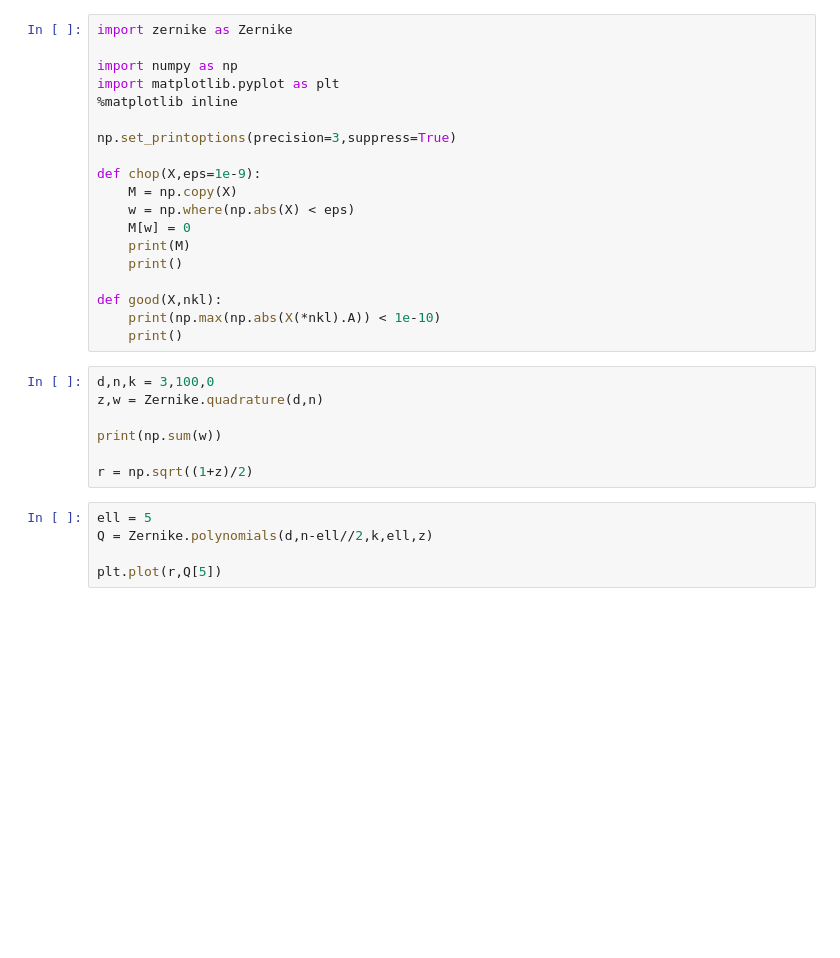
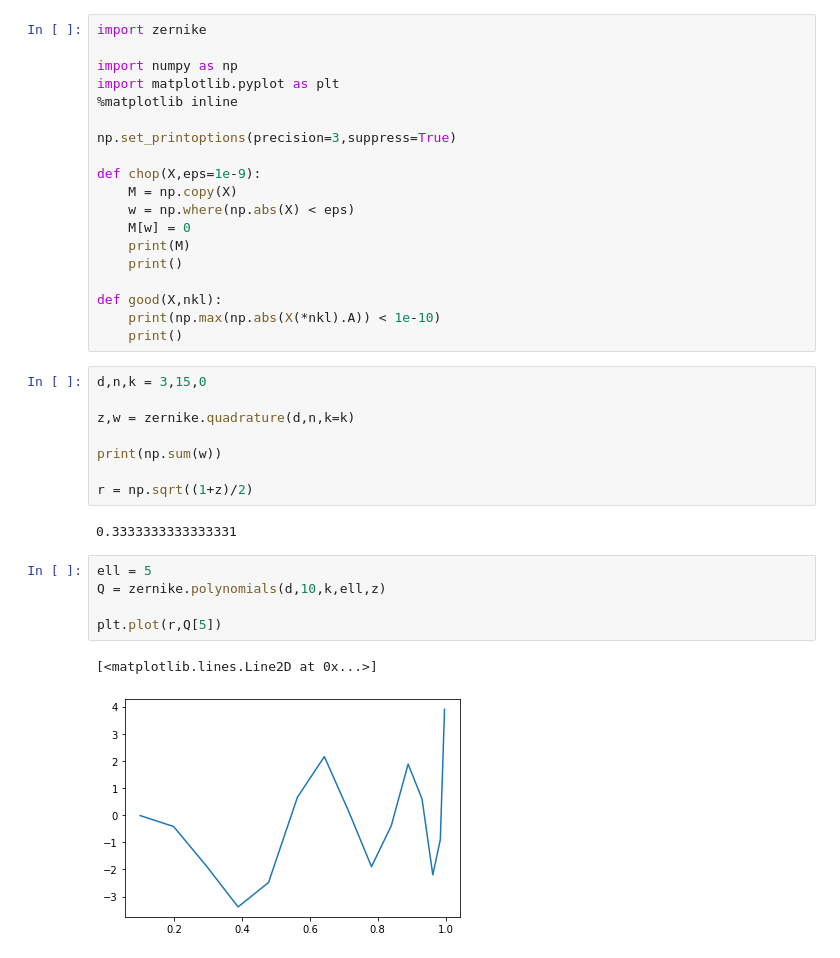
Before and after one commit to DedalusProject/dedalus_sphere, a Jupyter notebook: dedalus_sphere/Zernike.ipynb, the cells around one changed output. Cells and saved outputs as stored; diff of their text form; blank space fills up the shorter version.

```diff
--- a/dedalus_sphere/Zernike.ipynb
+++ b/dedalus_sphere/Zernike.ipynb
@@ -1,5 +1,5 @@
 # %%
-import zernike as Zernike
+import zernike
 
 import numpy as np
 import matplotlib.pyplot as plt
@@ -18,16 +18,22 @@ def good(X,nkl):
     print(np.max(np.abs(X(*nkl).A)) < 1e-10)
     print()
 # %%
-d,n,k = 3,100,0
-z,w = Zernike.quadrature(d,n)
+d,n,k = 3,15,0
+
+z,w = zernike.quadrature(d,n,k=k)
 
 print(np.sum(w))
 
 r = np.sqrt((1+z)/2)
+# %% [output]
+0.3333333333333331
 # %%
 ell = 5
-Q = Zernike.polynomials(d,n-ell//2,k,ell,z)
+Q = zernike.polynomials(d,10,k,ell,z)
 
 plt.plot(r,Q[5])
+# %% [output]
+[<matplotlib.lines.Line2D at 0x...>]
+[figure, added]
 # %%
 chop(Q @ np.diag(w) @ Q.T)
```
Also changed, not shown: parts of 3 cells of this notebook, 9 other files.
